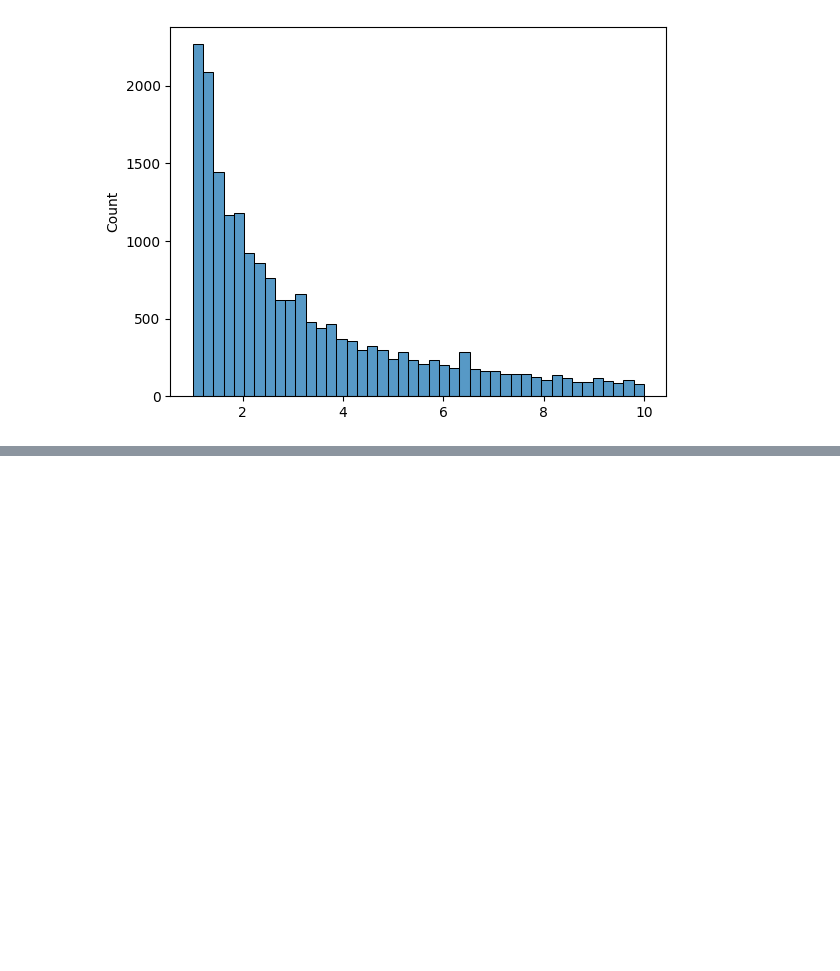
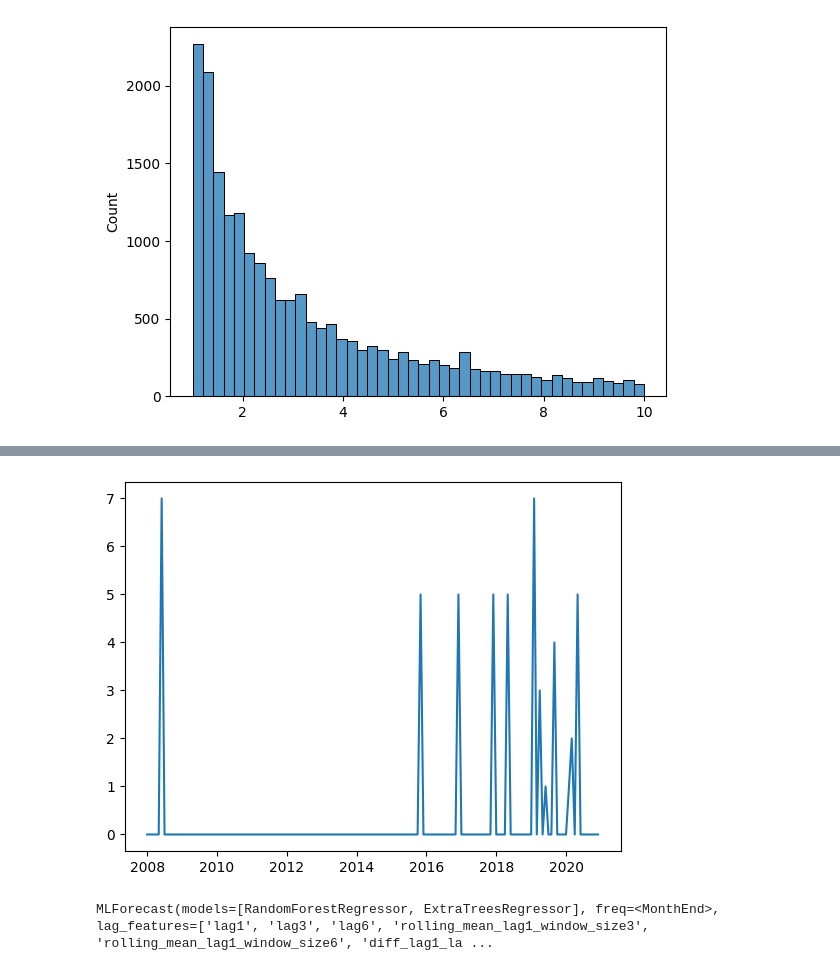
Before and after one commit to 2ThuyThuy/kaggle_reseach, a Jupyter notebook: sanitarisiert/EDA and training model.ipynb, the cells around one changed output, grey strips where cells are left out. Cells and saved outputs as stored; diff of their text form; code cells hidden in the pictures; blank space fills up the shorter version.

```diff
--- a/sanitarisiert/EDA data.ipynb
+++ b/sanitarisiert/EDA and training model.ipynb
@@ -459,0 +599,22 @@ KeyError: 22
+# %%
+mini_train = df_train.iloc[:10,].copy()
+mini_train.reset_index(inplace = True)
+
+mini_test = df_test.iloc[:10, ].copy()
+mini_test.reset_index(inplace = True)
+# %%
+mini_train = mini_train.melt(id_vars = "MatNr_n", var_name='date',value_name="demand")
+mini_test = mini_test.melt(id_vars = "MatNr_n", var_name='date',value_name="demand")
+
+mini_train['date'] = mini_train['date'].apply(lambda x: datetime.strptime(x,'M%Y%m').date())
+mini_test['date'] = mini_test['date'].apply(lambda x: datetime.strptime(x,'M%Y%m').date())
+# %%
+mini_train['date'] = pd.to_datetime(mini_train['date'])
+mini_test['date'] = pd.to_datetime(mini_test['date'])
+# %%
+mini_train =mini_train.sort_values(by=['MatNr_n','date']).reset_index(drop=True)
+# %%
+index = np.random.choice(mini_train.MatNr_n.unique())
+plt.plot(mini_train[mini_train['MatNr_n'] == index].date,mini_train[mini_train['MatNr_n'] == index].demand );
+# %% [output]
+[figure, added]
@@ -459,0 +646,4 @@ KeyError: 22
+# %%
+model.fit(mini_train, id_col='MatNr_n', time_col='date', target_col='demand', static_features=[])
+# %% [output]
+MLForecast(models=[RandomForestRegressor, ExtraTreesRegressor], freq=<MonthEnd>, lag_features=['lag1', 'lag3', 'lag6', 'rolling_mean_lag1_window_size3', 'rolling_mean_lag1_window_size6', 'diff_lag1_la ...
```
Also changed, not shown: parts of 44 cells of this notebook, 2 other files.
